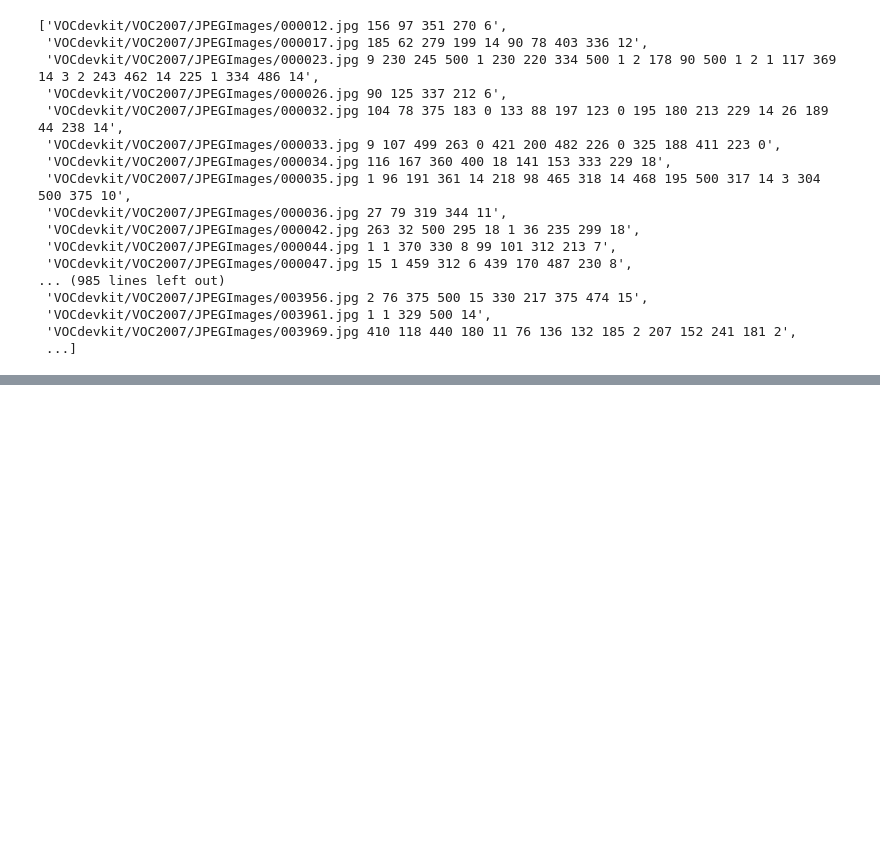
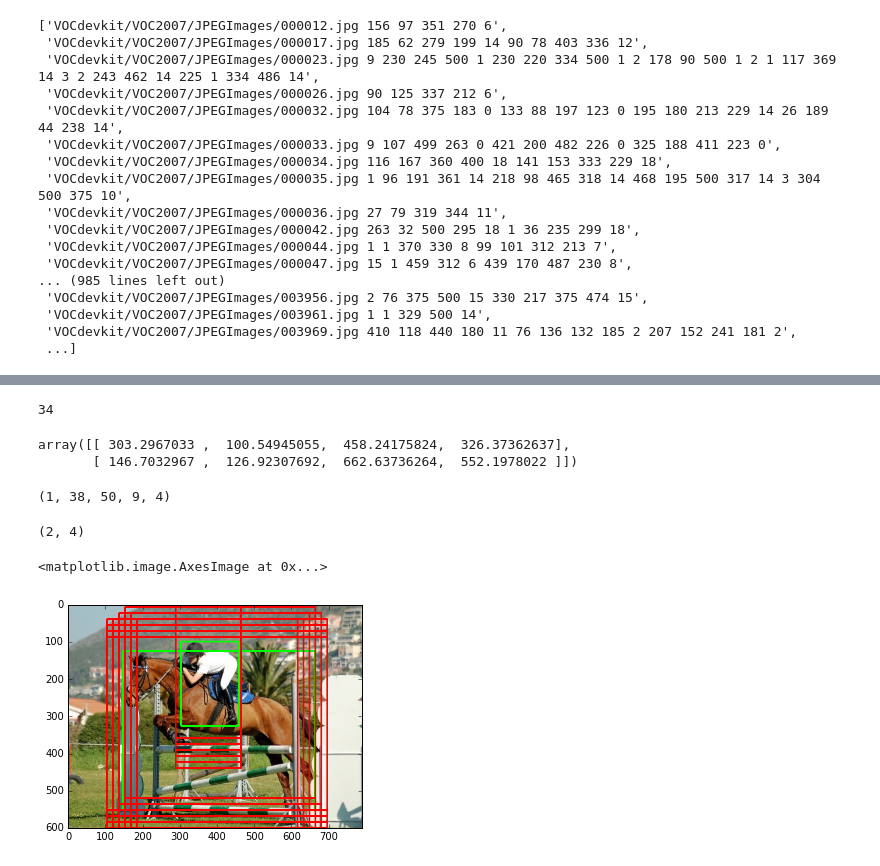
Before and after one commit to JesseYang/FasterRCNN, a Jupyter notebook: test_reader.ipynb, the cells around one changed output, grey strips where cells are left out. Drawn from its saved outputs; the diff is of its cells as text; code cells hidden in the pictures; blank space fills up the shorter version.

```diff
--- a/test_reader.ipynb
+++ b/test_reader.ipynb
@@ -75,0 +62,3 @@ array([[ 279.27927928,  172.97297297,  630.63063063,  484.68468468]])
+# %%
+coords = np.where(rpn_labels==1)
+coords
@@ -75,0 +74,48 @@ array([[ 279.27927928,  172.97297297,  630.63063063,  484.68468468]])
+# %%
+boxes = []
+anchors = []
+for idx in range(coords[0].shape[0]):
+    boxes.append(bbox_targets[0, coords[1][idx], coords[2][idx], coords[3][idx]])
+    anchors.append(all_anchors[0, coords[1][idx], coords[2][idx], coords[3][idx]])
+# %%
+len(boxes)
+# %% [output]
+34
+# %%
+gt_boxes
+# %% [output]
+array([[ 303.2967033 ,  100.54945055,  458.24175824,  326.37362637],
+       [ 146.7032967 ,  126.92307692,  662.63736264,  552.1978022 ]])
+# %%
+all_anchors.shape
+# %% [output]
+(1, 38, 50, 9, 4)
+# %%
+temp_anchors = all_anchors[:, :, :, 4, :][0][16][30:32]
+temp_anchors.shape
+# %% [output]
+(2, 4)
+# %%
+test = np.copy(image)
+test = cv2.cvtColor(test, cv2.COLOR_BGR2RGB)
+
+for gt_box in gt_boxes:
+    test = cv2.rectangle(test,
+                  (int(gt_box[0]), int(gt_box[1])),
+                  (int(gt_box[2]), int(gt_box[3])),
+                  (0, 255, 0),
+                  3)
+
+
+
+# for anchor in temp_anchors:
+for anchor in anchors:
+    test = cv2.rectangle(test,
+                  (int(anchor[0]), int(anchor[1])),
+                  (int(anchor[2]), int(anchor[3])),
+                  (255, 0, 0),
+                  3)
+plt.imshow(test)
+# %% [output]
+<matplotlib.image.AxesImage at 0x...>
+[figure, added]
```
Also changed, not shown: parts of 16 cells of this notebook, 3 other files.
